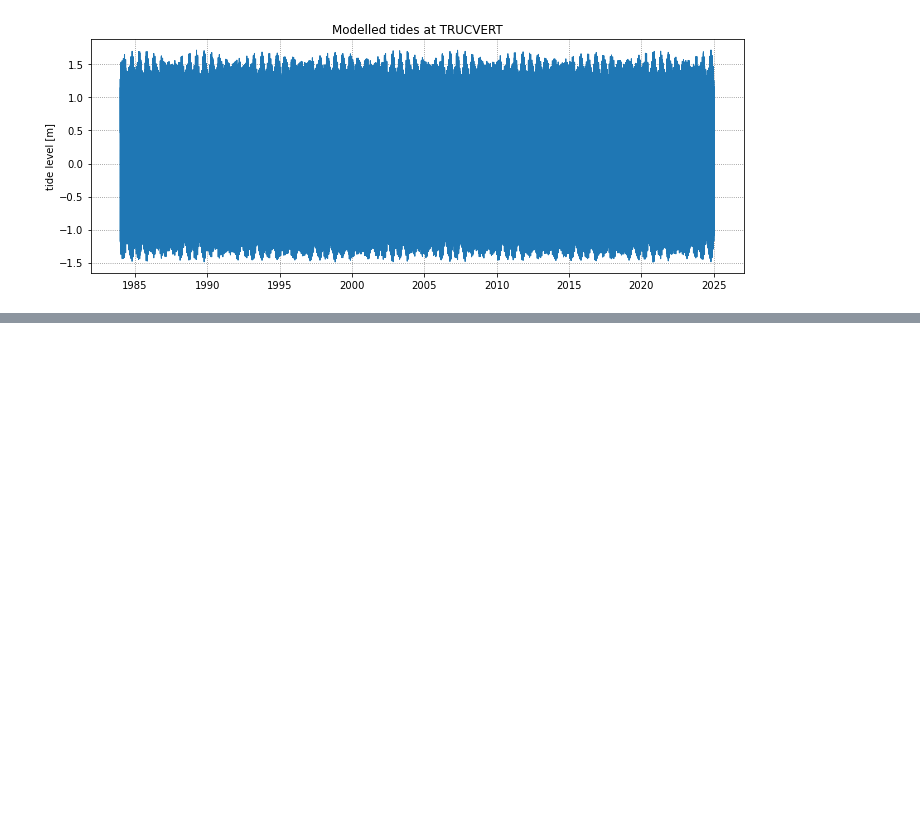
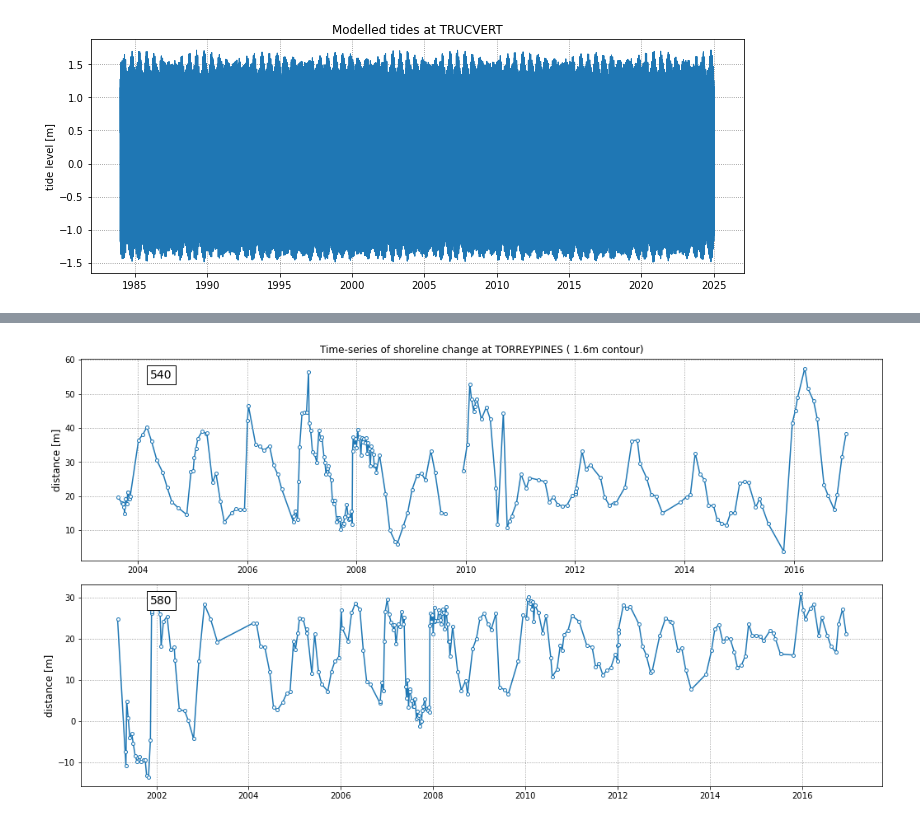
Before and after one commit to SatelliteShorelines/SDS_Benchmark, a Jupyter notebook: 1_preprocess_datasets.ipynb, the cells around one changed output, grey strips where cells are left out. Cells and saved outputs as stored; diff of their text form; code cells hidden in the pictures; blank space fills up the shorter version.

```diff
--- a/1_preprocess_datasets.ipynb
+++ b/1_preprocess_datasets.ipynb
@@ -632,0 +791,16 @@ Plotted tide time-series
+# %%
+# plot time-series along specific transect
+selected_transects = ['540','580']
+fig = plt.figure(figsize=[15,8], tight_layout=True)
+fig.suptitle('Time-series of shoreline change at %s ( %.1fm contour)'%(sitename,contour_level))
+gs = gridspec.GridSpec(len(selected_transects),1)
+gs.update(left=0.05, right=0.95, bottom=0.05, top=0.95, hspace=0.12)
+for i,key in enumerate(selected_transects):
+    ax = fig.add_subplot(gs[i,0])
+    ax.grid(linestyle=':', color='0.5')
+    ax.plot(topo_profiles[key]['dates'], topo_profiles[key]['chainages'], '-o', ms=4, mfc='w')
+    ax.set_ylabel('distance [m]', fontsize=12)
+    ax.text(0.1,0.95, key, bbox=dict(boxstyle="square", ec='k',fc='w'), ha='center',
+            va='top', transform=ax.transAxes, fontsize=14)
+# %% [output]
+[figure, added]
```
Also changed, not shown: parts of 19 cells of this notebook, 3 other files.
